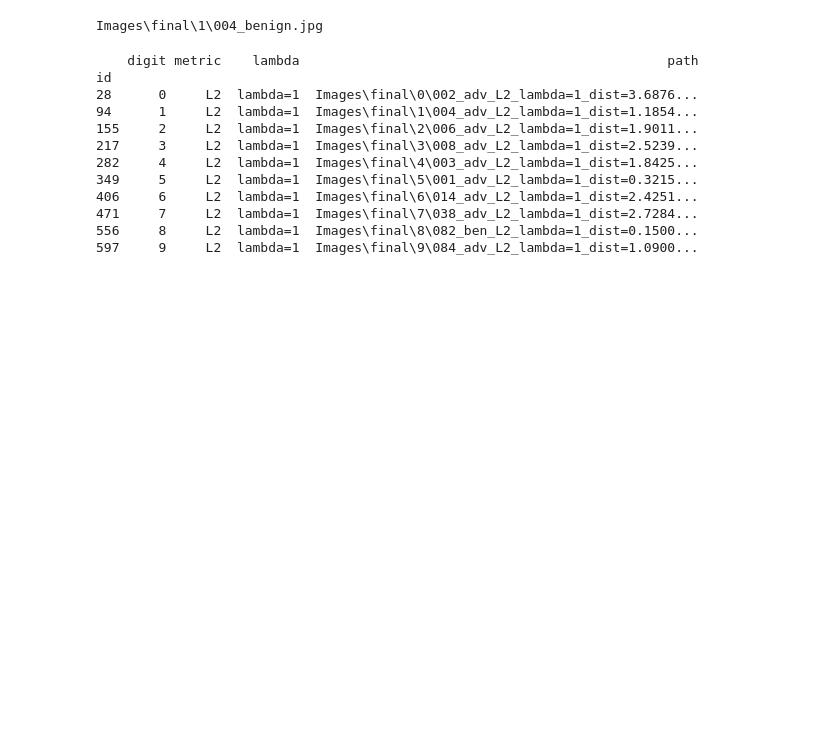
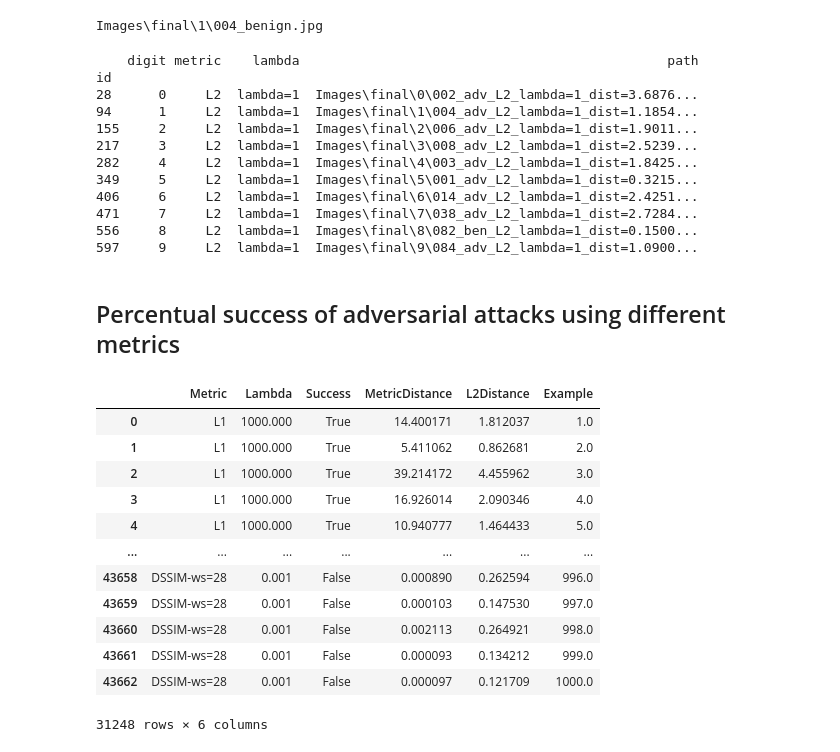
Before and after one commit to pavel-jaks/robust-metrics, a Jupyter notebook: code/dataprocessing.ipynb, the cells around one changed output. Drawn from its saved outputs; the diff is of its cells as text; code cells hidden in the pictures; blank space fills up the shorter version.

```diff
--- a/code/dataprocessing.ipynb
+++ b/code/dataprocessing.ipynb
@@ -134,3 +134,5 @@ with open('tex_helper.txt', 'w', encoding='UTF8') as out:
                 +'}\n\t\\label{cw_' \
                 + f'{metric}'\
                 +'}\n\\end{figure}\n\n')
+# %% [markdown]
+## Percentual success of adversarial attacks using different metrics
@@ -136,0 +146,18 @@ with open('tex_helper.txt', 'w', encoding='UTF8') as out:
+# %%
+allgen_without_duplicates = allgen.drop_duplicates()
+# %%
+allgen_without_duplicates
+# %% [output]
+|  | Metric | Lambda | Success | MetricDistance | L2Distance | Example |
+| 0 | L1 | 1000.000 | True | 14.400171 | 1.812037 | 1.0 |
+| 1 | L1 | 1000.000 | True | 5.411062 | 0.862681 | 2.0 |
+| 2 | L1 | 1000.000 | True | 39.214172 | 4.455962 | 3.0 |
+| 3 | L1 | 1000.000 | True | 16.926014 | 2.090346 | 4.0 |
+| 4 | L1 | 1000.000 | True | 10.940777 | 1.464433 | 5.0 |
+| ... | ... | ... | ... | ... | ... | ... |
+| 43658 | DSSIM-ws=28 | 0.001 | False | 0.000890 | 0.262594 | 996.0 |
+| 43659 | DSSIM-ws=28 | 0.001 | False | 0.000103 | 0.147530 | 997.0 |
+| 43660 | DSSIM-ws=28 | 0.001 | False | 0.002113 | 0.264921 | 998.0 |
+| 43661 | DSSIM-ws=28 | 0.001 | False | 0.000093 | 0.134212 | 999.0 |
+| 43662 | DSSIM-ws=28 | 0.001 | False | 0.000097 | 0.121709 | 1000.0 |
+31248 rows × 6 columns
```
Also changed, not shown: parts of 7 cells of this notebook, 5 other files.
